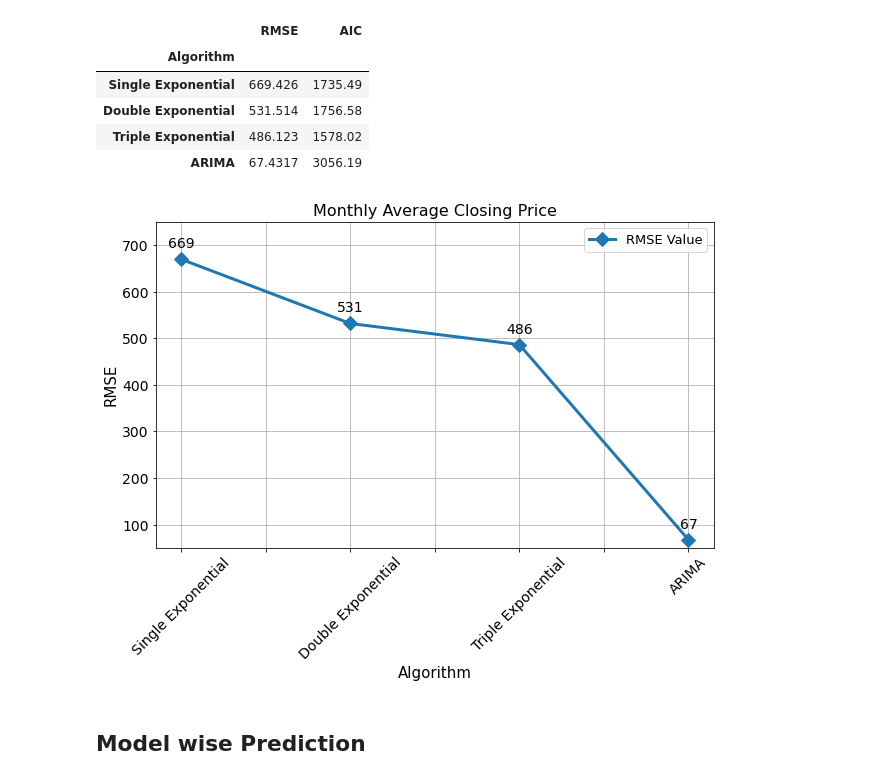
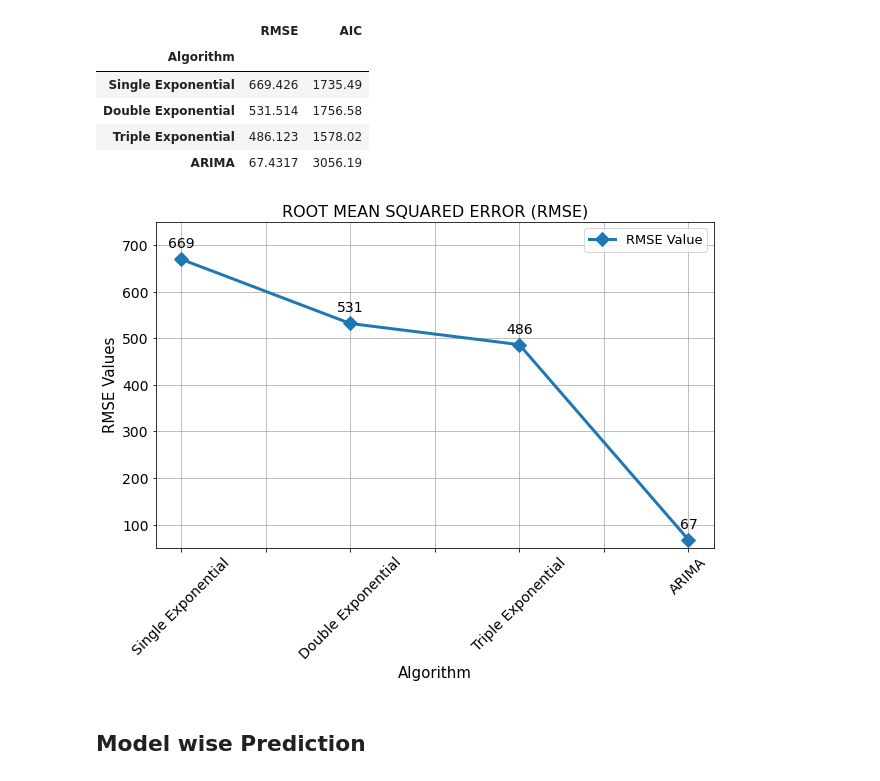
Before and after one commit to Rachit005/Python, a Jupyter notebook: Reliance Closing Price Analysis/Reliance.ipynb, the cells around one changed output. Saved outputs shown, nothing was run; the diff lists cells and outputs as text; code cells hidden in the pictures.

```diff
--- a/Reliance Closing Price Analysis/Reliance.ipynb
+++ b/Reliance Closing Price Analysis/Reliance.ipynb
@@ -555,23 +555,23 @@ result.head()
 # %%
 plt.figure(figsize = (10,6))
 result['RMSE'].plot(marker = 'D', markersize = 10, linewidth = 3)
-plt.title('Monthly Average Closing Price', fontsize = 16)
+plt.title('ROOT MEAN SQUARED ERROR (RMSE)', fontsize = 16)
 plt.xlabel('Algorithm', fontsize = 15)
-plt.ylabel('RMSE', fontsize = 15)
+plt.ylabel('RMSE Values', fontsize = 15)
 
 plt.legend(['RMSE Value'], fontsize = 13)
 plt.xticks(rotation = 45, fontsize = 14)
 plt.yticks(fontsize = 14)
 plt.ylim(50,750)
 
 
 for i, v in enumerate(result['RMSE']):
     plt.text(i, v+25, "%d" %v, ha = 'center', fontsize = 14)
 
 plt.grid()
 plt.show()
 # %% [output]
-[figure, old version]
+[figure, new version]
 # %% [markdown]
 ## Model wise Prediction
 # %%
```
Also changed, not shown: parts of 3 cells of this notebook.
